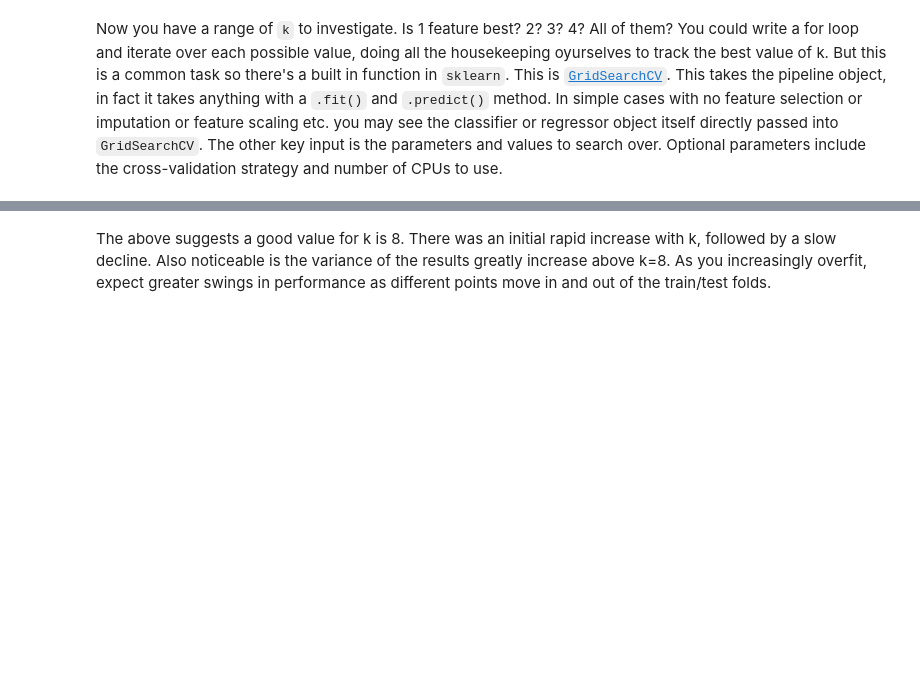
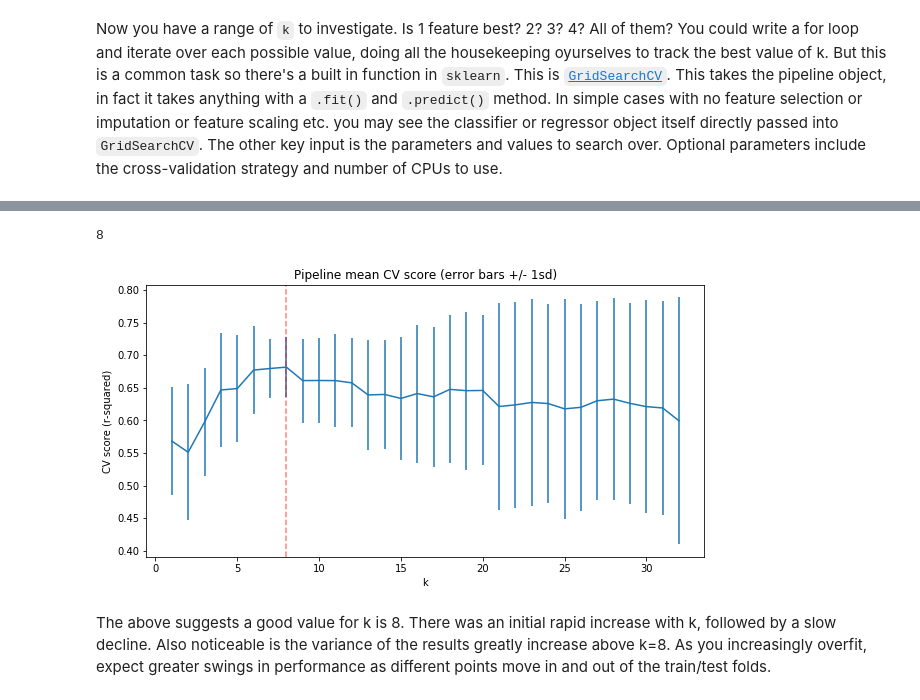
Before and after one commit to jyotsnae/DataScienceGuidedCapstone, a Jupyter notebook: Notebooks/04_preprocessing_and_training.ipynb, the cells around one changed output, grey strips where cells are left out. Saved outputs shown, nothing was run; the diff lists cells and outputs as text; code cells hidden in the pictures; blank space fills up the shorter version.

```diff
--- a/Notebooks/04_preprocessing_and_training.ipynb
+++ b/Notebooks/04_preprocessing_and_training.ipynb
@@ -874,17 +897,21 @@ cv_k = [k for k in lr_grid_cv.cv_results_['param_selectkbest__k']]
 # %%
 #Code task 19#
 #Print the `best_params_` attribute of `lr_grid_cv`
-lr_grid_cv.___
+lr_grid_cv.best_params_['selectkbest__k']
+# %% [output]
+8
 # %%
 #Code task 20#
 #Assign the value of k from the above dict of `best_params_` and assign it to `best_k`
-___ = lr_grid_cv.___['selectkbest__k']
+best_k = lr_grid_cv.best_params_['selectkbest__k']
 plt.subplots(figsize=(10, 5))
 plt.errorbar(cv_k, score_mean, yerr=score_std)
 plt.axvline(x=best_k, c='r', ls='--', alpha=.5)
 plt.xlabel('k')
 plt.ylabel('CV score (r-squared)')
 plt.title('Pipeline mean CV score (error bars +/- 1sd)');
+# %% [output]
+[figure, added]
 # %% [markdown]
 The above suggests a good value for k is 8. There was an initial rapid increase with k, followed by a slow decline. Also noticeable is the variance of the results greatly increase above k=8. As you increasingly overfit, expect greater swings in performance as different points move in and out of the train/test folds.
 # %% [markdown]
```
Also changed, not shown: parts of 30 cells of this notebook.
